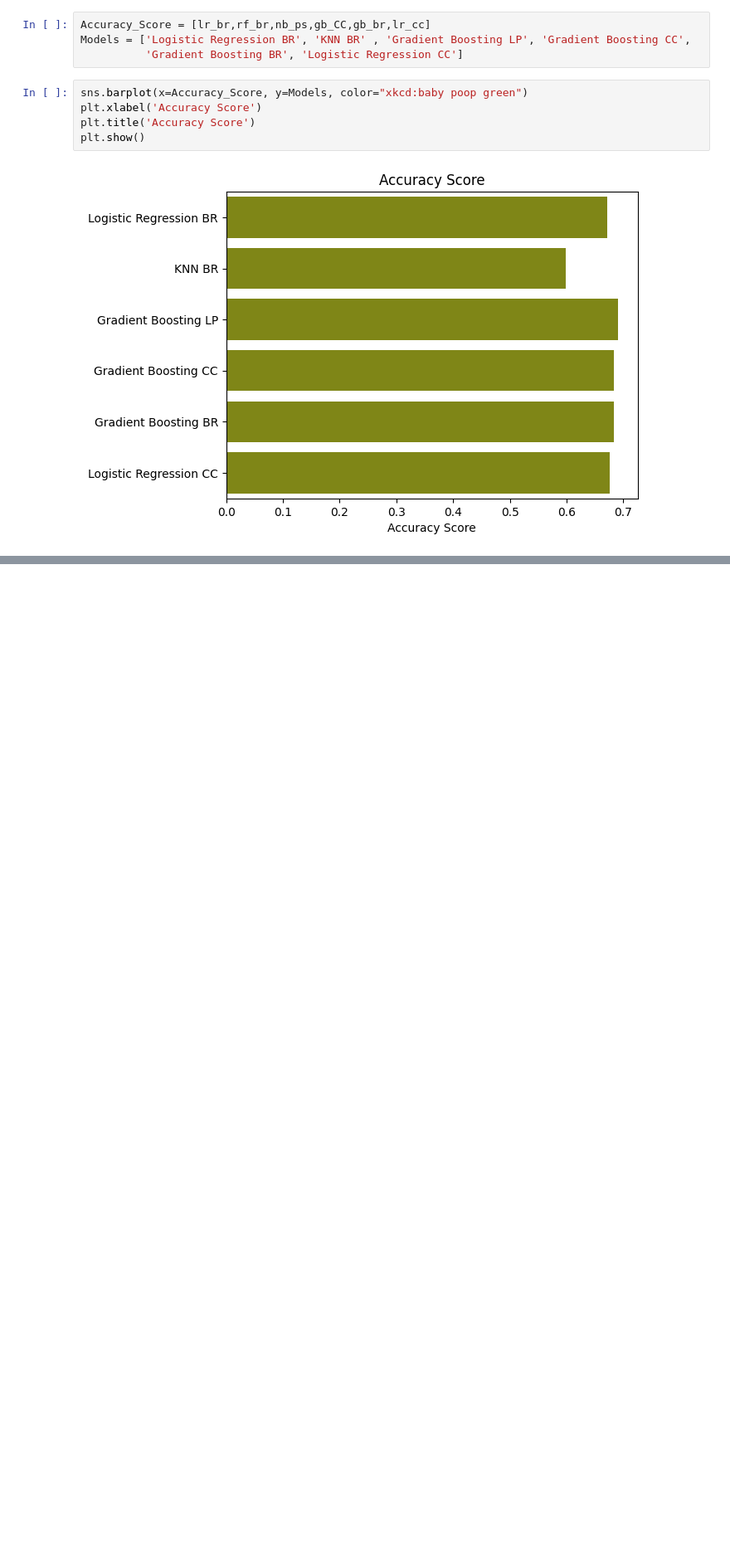
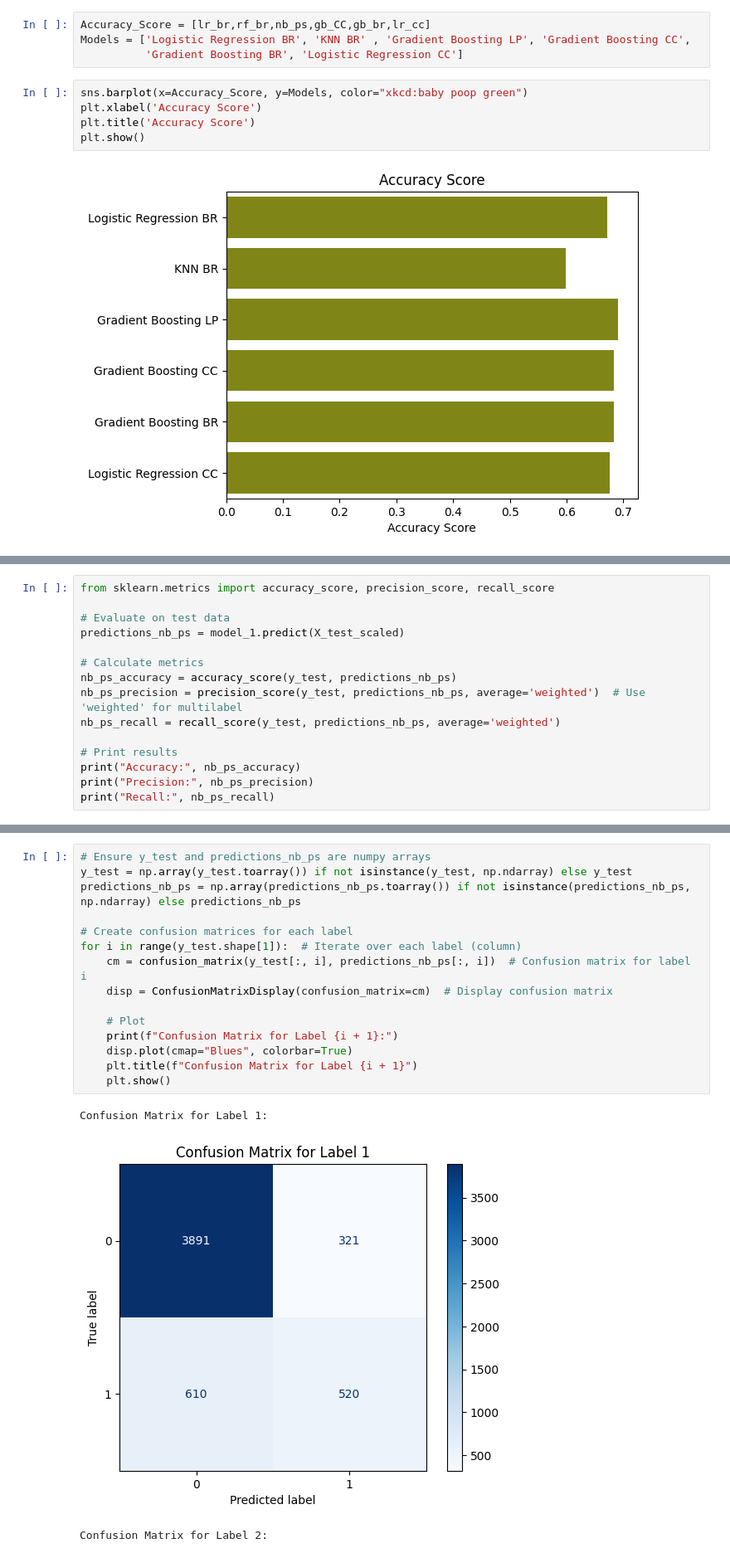
Before and after one commit to Angela-Mukulu-Mwanzia/H1N1-and-Seasonal-Flu-Vaccines, a Jupyter notebook: index.ipynb, the cells around one changed output, grey strips where cells are left out. Shown at 83% size. Saved outputs shown, nothing was run; the diff lists cells and outputs as text; blank space fills up the shorter version.

```diff
--- a/index.ipynb
+++ b/index.ipynb
@@ -661,0 +720,15 @@ plt.show()
+# %%
+from sklearn.metrics import accuracy_score, precision_score, recall_score
+
+# Evaluate on test data
+predictions_nb_ps = model_1.predict(X_test_scaled)
+
+# Calculate metrics
+nb_ps_accuracy = accuracy_score(y_test, predictions_nb_ps)
+nb_ps_precision = precision_score(y_test, predictions_nb_ps, average='weighted')  # Use 'weighted' for multilabel
+nb_ps_recall = recall_score(y_test, predictions_nb_ps, average='weighted')
+
+# Print results
+print("Accuracy:", nb_ps_accuracy)
+print("Precision:", nb_ps_precision)
+print("Recall:", nb_ps_recall)
@@ -661,0 +747,19 @@ plt.show()
+# %%
+# Ensure y_test and predictions_nb_ps are numpy arrays
+y_test = np.array(y_test.toarray()) if not isinstance(y_test, np.ndarray) else y_test
+predictions_nb_ps = np.array(predictions_nb_ps.toarray()) if not isinstance(predictions_nb_ps, np.ndarray) else predictions_nb_ps
+
+# Create confusion matrices for each label
+for i in range(y_test.shape[1]):  # Iterate over each label (column)
+    cm = confusion_matrix(y_test[:, i], predictions_nb_ps[:, i])  # Confusion matrix for label i
+    disp = ConfusionMatrixDisplay(confusion_matrix=cm)  # Display confusion matrix
+
+    # Plot
+    print(f"Confusion Matrix for Label {i + 1}:")
+    disp.plot(cmap="Blues", colorbar=True)
+    plt.title(f"Confusion Matrix for Label {i + 1}")
+    plt.show()
+# %% [output]
+Confusion Matrix for Label 1:
+[figure, added]
+Confusion Matrix for Label 2:
```
Also changed, not shown: parts of 14 cells of this notebook.
